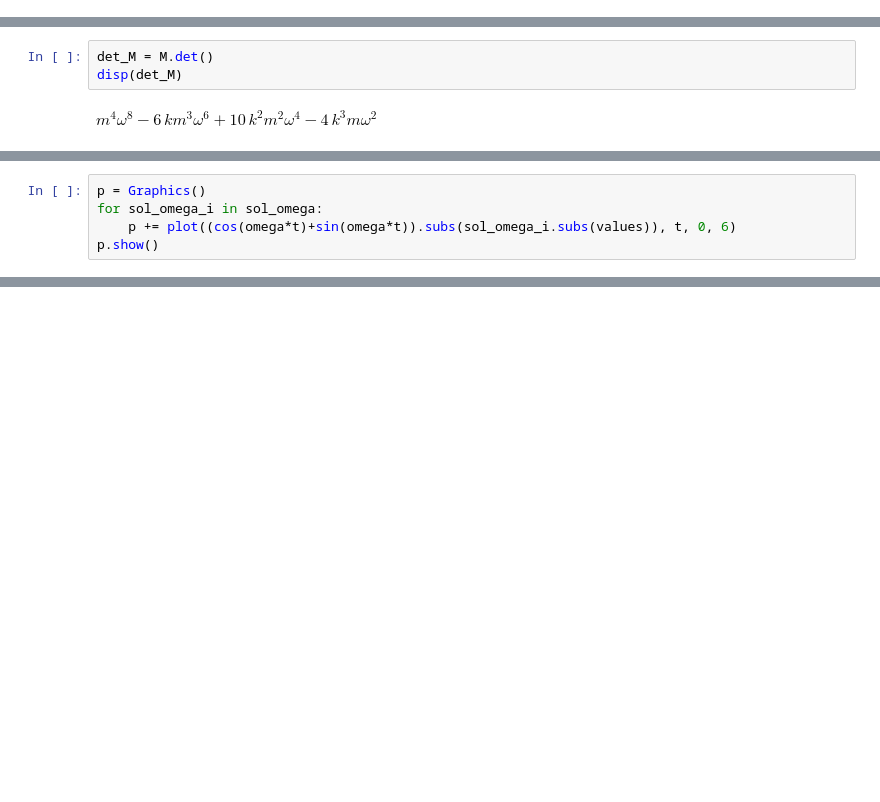
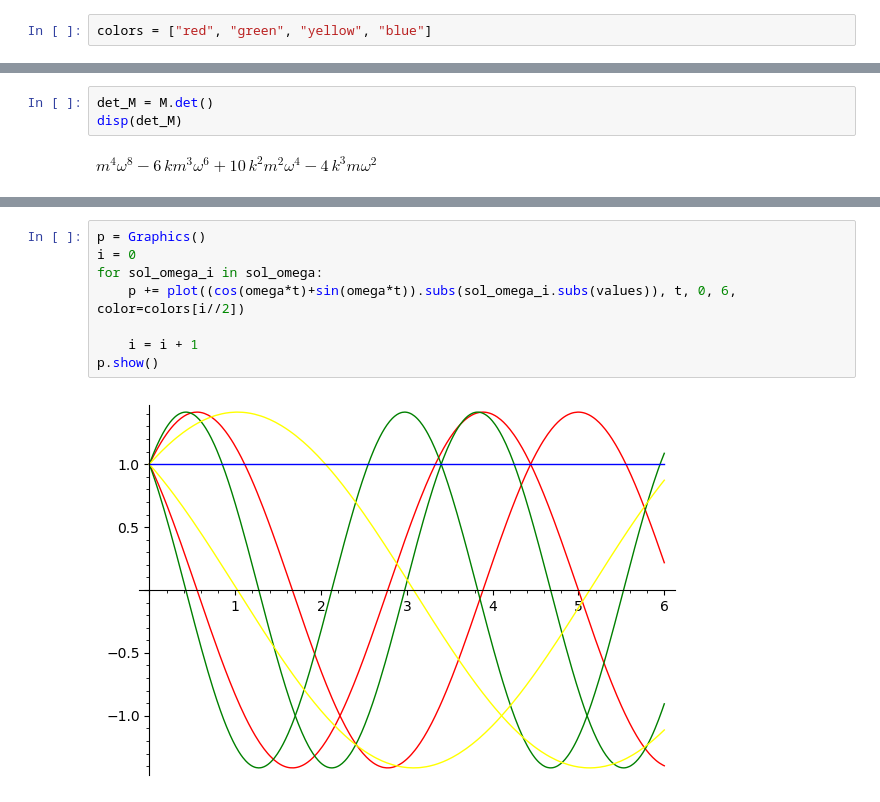
Before and after one commit to daju1/study, a Jupyter notebook: classical_mechanics/SR11/lattice_1d_oscillations-km.ipynb, the cells around one changed output, grey strips where cells are left out. Drawn from its saved outputs; the diff is of its cells as text; blank space fills up the shorter version.

```diff
--- a/classical_mechanics/SR11/lattice_1d_oscillations-km.ipynb
+++ b/classical_mechanics/SR11/lattice_1d_oscillations-km.ipynb
@@ -142,4 +142,6 @@ dvars = X+V
 ics=[0,0,0,0.01, 0,0,0,0]
 
 sol = desolve_odeint(des=f, ics=ics, times=times, dvars=dvars, ivar=t)
+# %%
+colors = ["red", "green", "yellow", "blue"]
 # %%
@@ -279,5 +248,0 @@ $\displaystyle \omega = 0$
-# %%
-p = Graphics()
-for sol_omega_i in sol_omega:
-    p += plot((cos(omega*t)+sin(omega*t)).subs(sol_omega_i.subs(values)), t, 0, 6)
-p.show()
@@ -334,0 +281,10 @@ $\displaystyle -A_{0} - A_{1} = 0$
+# %%
+p = Graphics()
+i = 0
+for sol_omega_i in sol_omega:
+    p += plot((cos(omega*t)+sin(omega*t)).subs(sol_omega_i.subs(values)), t, 0, 6, color=colors[i//2])
+
+    i = i + 1
+p.show()
+# %% [output]
+[figure, added]
```
Also changed, not shown: parts of 13 cells of this notebook.
